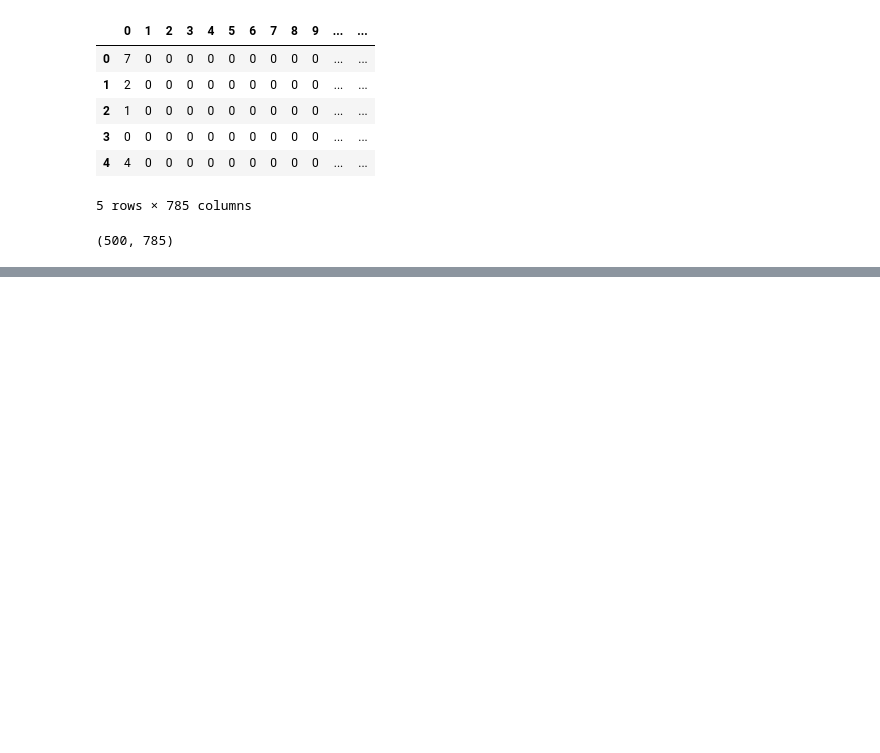
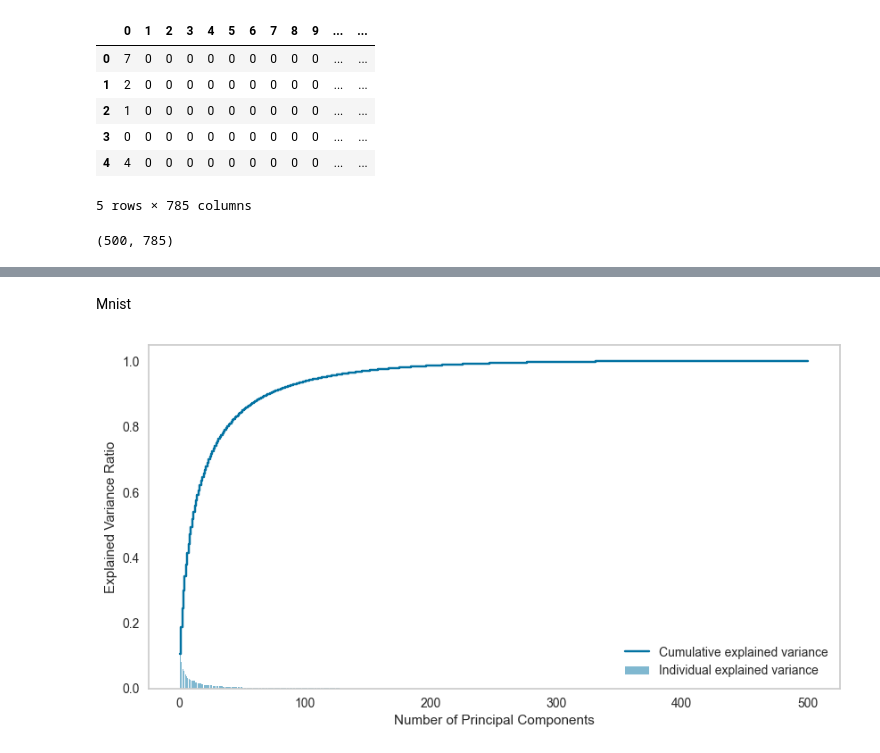
Before and after one commit to Artem-Shabaltun/goit_python_data_science_homework, a Jupyter notebook: Hw-6/HW-6.ipynb, the cells around one changed output, grey strips where cells are left out. Cells and saved outputs as stored; diff of their text form; code cells hidden in the pictures; blank space fills up the shorter version.

```diff
--- a/Hw-6/HW-6.ipynb
+++ b/Hw-6/HW-6.ipynb
@@ -46,0 +90,19 @@ mnist_df.shape
+# %% [markdown]
+Mnist
+# %%
+pca = PCA()
+pca.fit(mnist_df)
+
+explained_variance_ratio = pca.explained_variance_ratio_
+cumulative_variance_ratio = np.cumsum(explained_variance_ratio)
+
+plt.figure(figsize=(10, 5))
+plt.bar(range(1, len(explained_variance_ratio) + 1), explained_variance_ratio, alpha=0.5, align='center', label='Individual explained variance')
+plt.step(range(1, len(explained_variance_ratio) + 1), cumulative_variance_ratio, where='mid', label='Cumulative explained variance')
+plt.xlabel('Number of Principal Components')
+plt.ylabel('Explained Variance Ratio')
+plt.legend(loc='best')
+plt.grid()
+plt.show()
+# %% [output]
+[figure, added]
```
Also changed, not shown: parts of 13 cells of this notebook.
